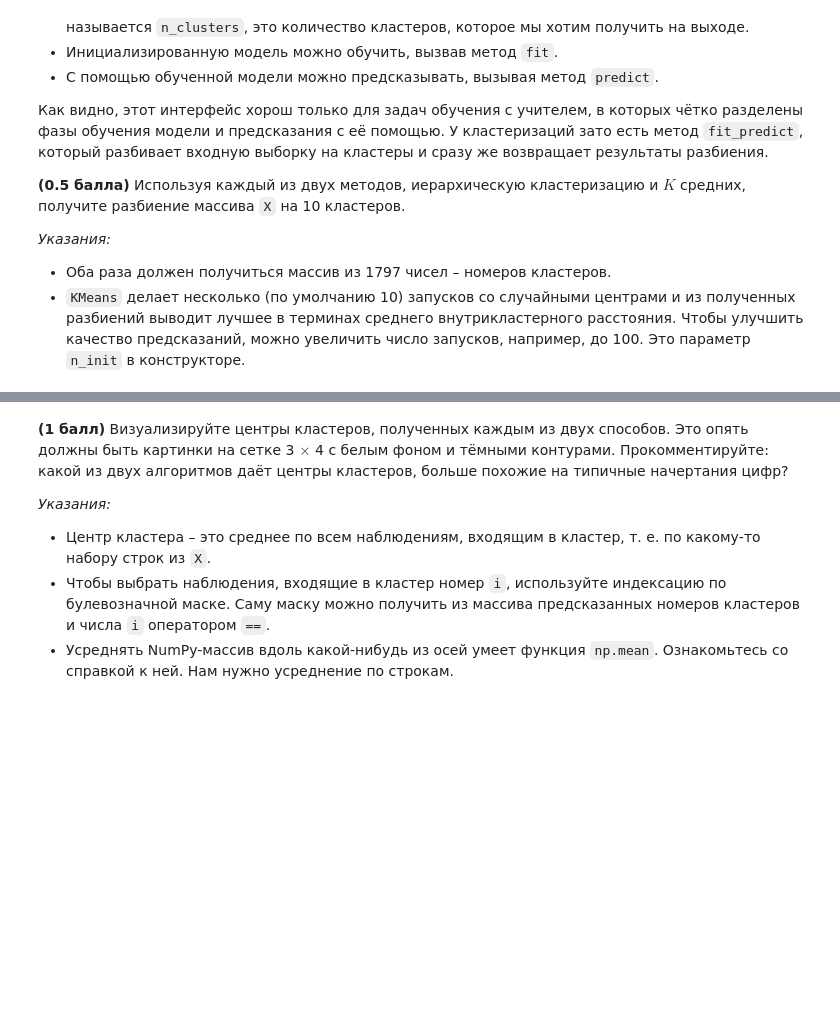
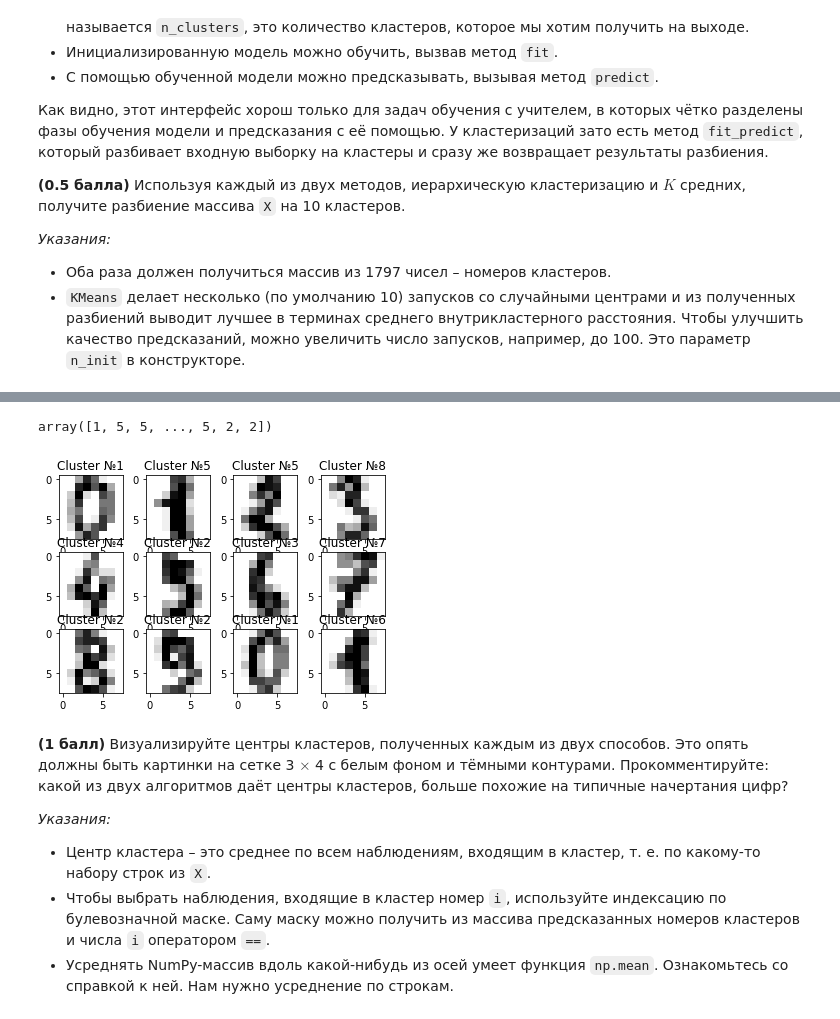
Before and after one commit to andapka/Rolling-Scopes-course, a Jupyter notebook: 7_Clustering/clustering.ipynb, the cells around one changed output, grey strips where cells are left out. Drawn from its saved outputs; the diff is of its cells as text; code cells hidden in the pictures; blank space fills up the shorter version.

```diff
--- a/7_Clustering/clustering.ipynb
+++ b/7_Clustering/clustering.ipynb
@@ -50,3 +99,11 @@
+# %%
+km_pred
+# %% [output]
+array([1, 5, 5, ..., 5, 2, 2])
+# %%
+draw_predicted_clusters(list(zip((16-images), km_pred)))
+# %% [output]
+[figure, added]
 # %% [markdown]
 **(1 балл)** Визуализируйте центры кластеров, полученных каждым из двух способов. Это опять должны быть картинки на сетке 3 $\times$ 4 с белым фоном и тёмными контурами. Прокомментируйте: какой из двух алгоритмов даёт центры кластеров, больше похожие на типичные начертания цифр?
 
```
Also changed, not shown: parts of 91 cells of this notebook.
